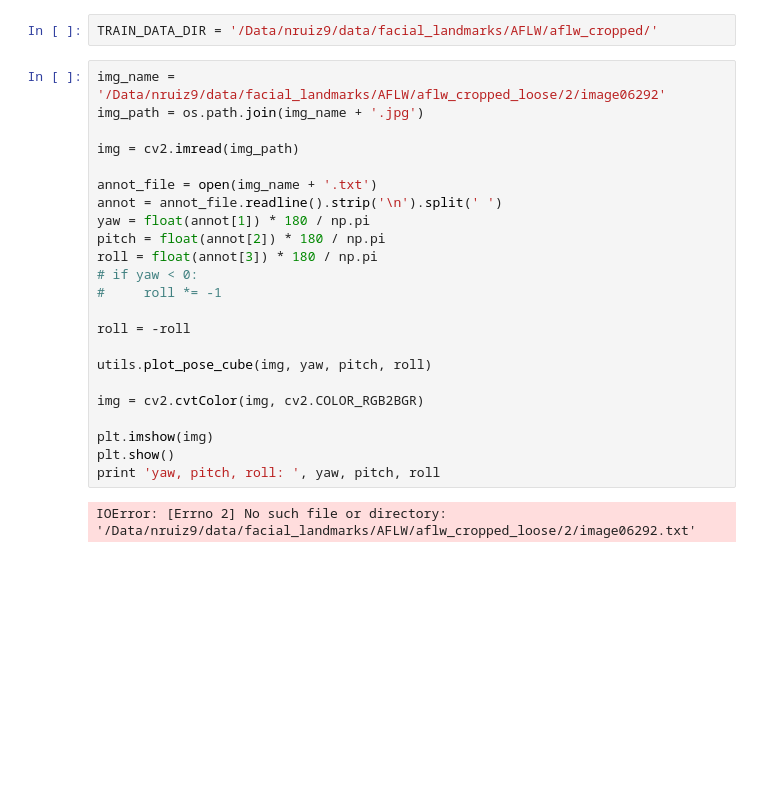
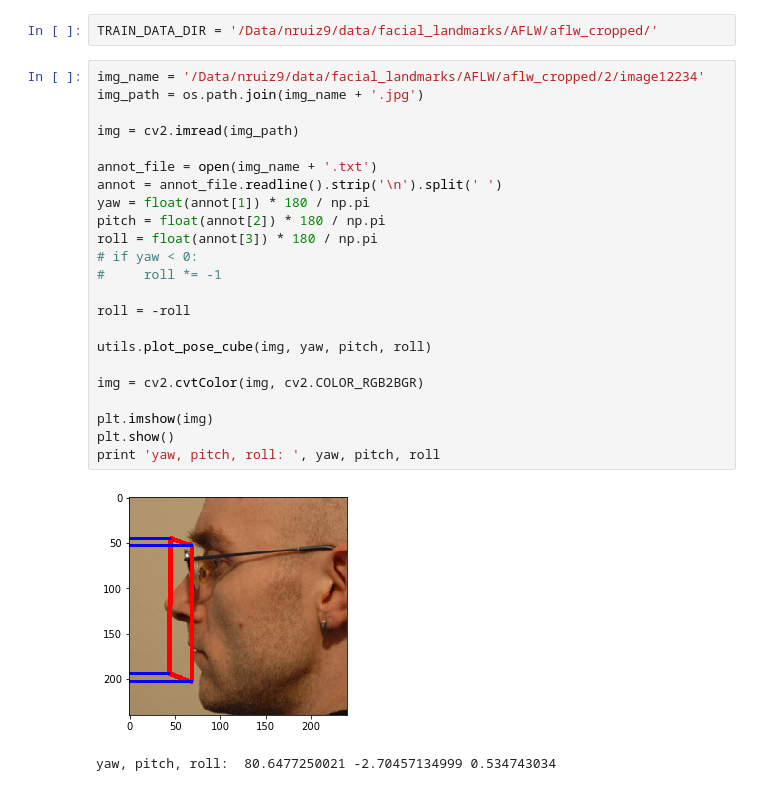
Before and after one commit to natanielruiz/deep-head-pose, a Jupyter notebook: practice/vis_AFLW.ipynb, the cells around one changed output. Drawn from its saved outputs; the diff is of its cells as text; blank space fills up the shorter version.

```diff
--- a/practice/vis_AFLW.ipynb
+++ b/practice/vis_AFLW.ipynb
@@ -14,27 +14,28 @@ utils = imp.load_source('utils', '../code/utils.py')
 # %%
 TRAIN_DATA_DIR = '/Data/nruiz9/data/facial_landmarks/AFLW/aflw_cropped/'
 # %%
-img_name = '/Data/nruiz9/data/facial_landmarks/AFLW/aflw_cropped_loose/2/image06292'
+img_name = '/Data/nruiz9/data/facial_landmarks/AFLW/aflw_cropped/2/image12234'
 img_path = os.path.join(img_name + '.jpg')
 
 img = cv2.imread(img_path)
 
 annot_file = open(img_name + '.txt')
 annot = annot_file.readline().strip('\n').split(' ')
 yaw = float(annot[1]) * 180 / np.pi
 pitch = float(annot[2]) * 180 / np.pi
 roll = float(annot[3]) * 180 / np.pi
 # if yaw < 0:
 #     roll *= -1
 
 roll = -roll
 
 utils.plot_pose_cube(img, yaw, pitch, roll)
 
 img = cv2.cvtColor(img, cv2.COLOR_RGB2BGR)
 
 plt.imshow(img)
 plt.show()
 print 'yaw, pitch, roll: ', yaw, pitch, roll
 # %% [output]
+[figure, added]
-IOError: [Errno 2] No such file or directory: '/Data/nruiz9/data/facial_landmarks/AFLW/aflw_cropped_loose/2/image06292.txt'
+yaw, pitch, roll:  80.6477250021 -2.70457134999 0.534743034
```
Also changed, not shown: parts of 1 cell of this notebook, 12 other files.
